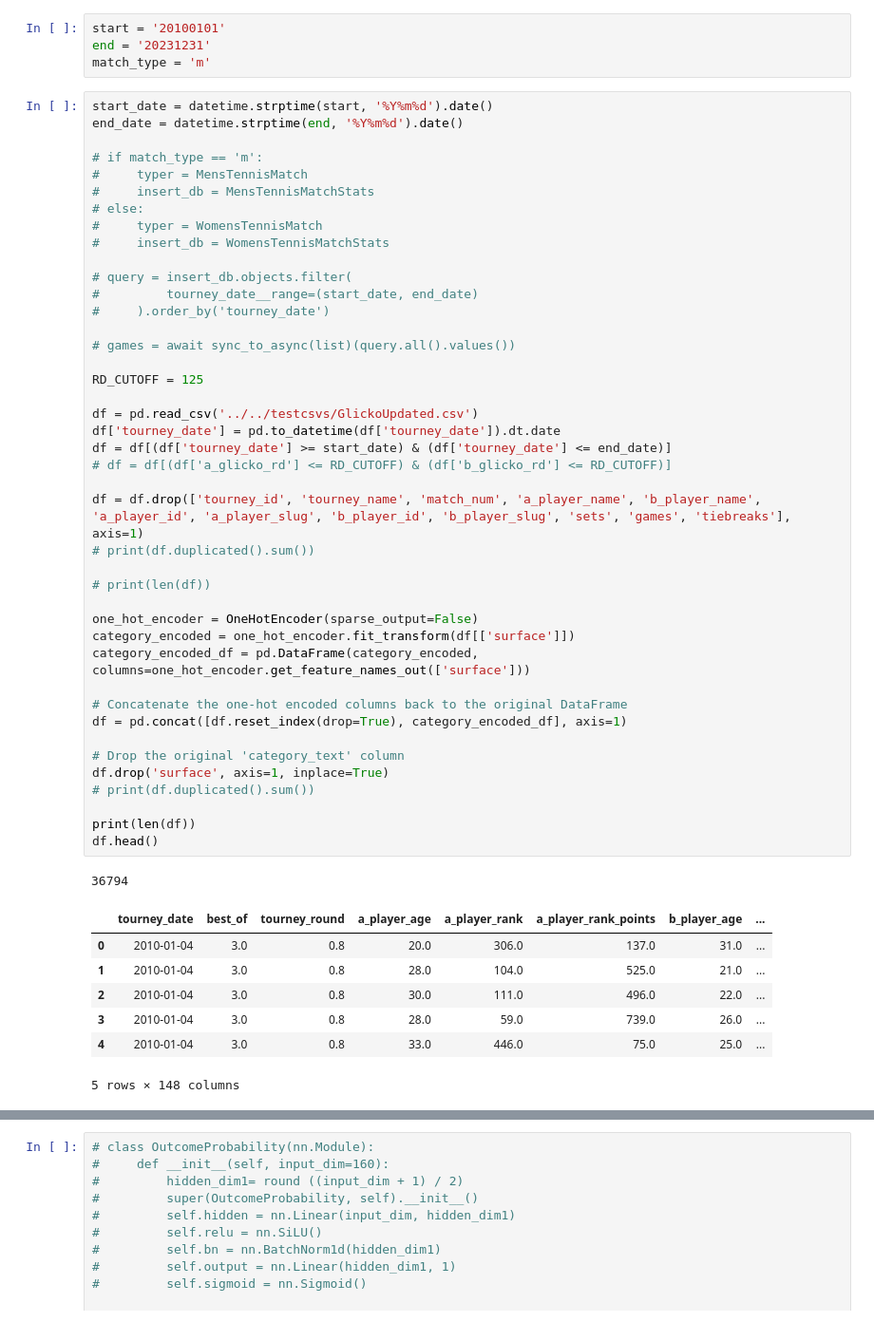
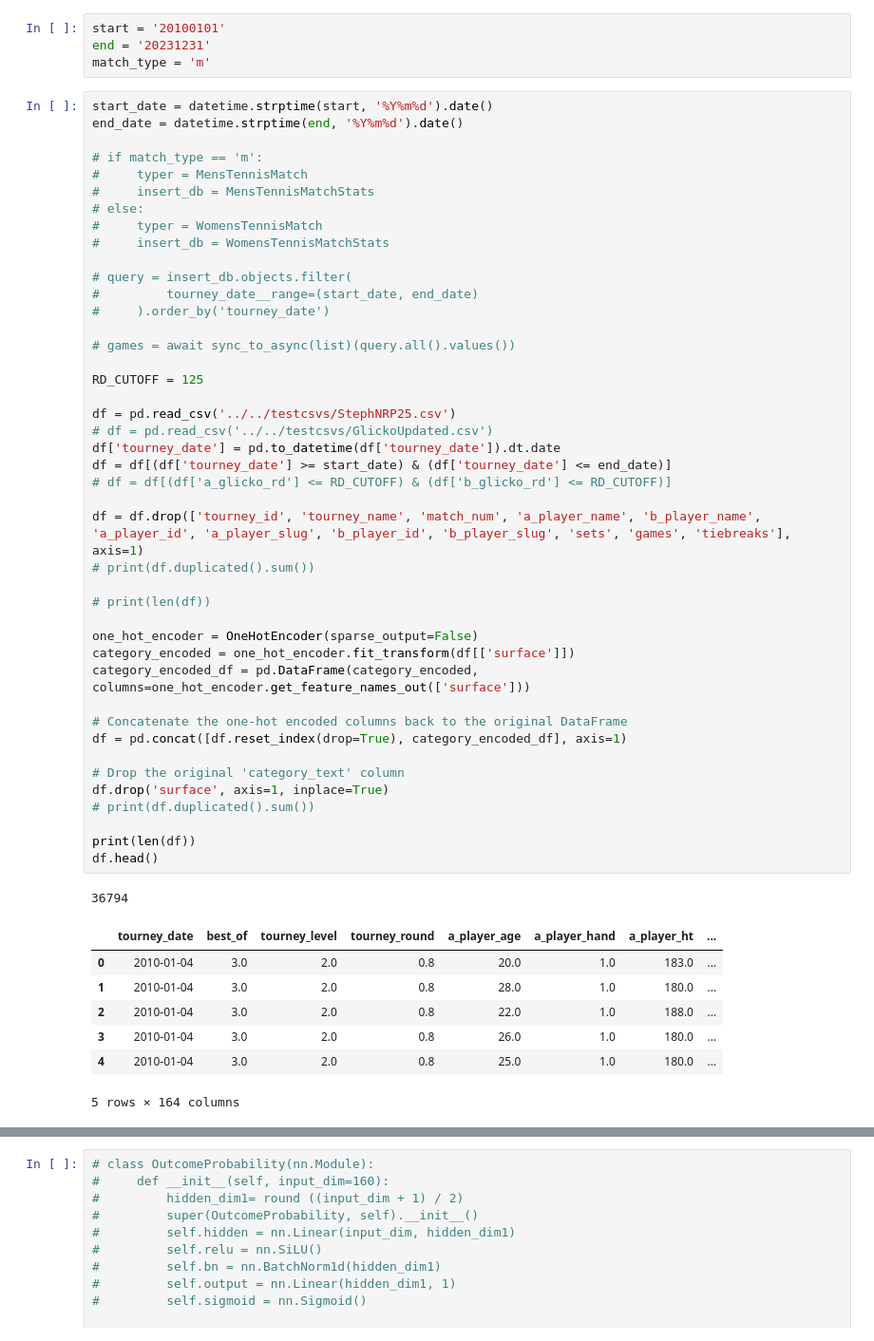
Before and after one commit to dsw225/TennisPredictionModel, a Jupyter notebook: breakpoint/analyzers/New/tennis_analyzer_NewOgPy1.ipynb, the cells around one changed output, grey strips where cells are left out. Shown at 95% size. Cells and saved outputs as stored; diff of their text form.

Commit message:
Apply steph root fix

```diff
--- a/breakpoint/analyzers/New/tennis_analyzer_NewOgPy1.ipynb
+++ b/breakpoint/analyzers/New/tennis_analyzer_NewOgPy1.ipynb
@@ -64,41 +64,42 @@ end_date = datetime.strptime(end, '%Y%m%d').date()
 #     ).order_by('tourney_date')
 
 # games = await sync_to_async(list)(query.all().values())
 
 RD_CUTOFF = 125
 
-df = pd.read_csv('../../testcsvs/GlickoUpdated.csv')
+df = pd.read_csv('../../testcsvs/StephNRP25.csv')
+# df = pd.read_csv('../../testcsvs/GlickoUpdated.csv')
 df['tourney_date'] = pd.to_datetime(df['tourney_date']).dt.date
 df = df[(df['tourney_date'] >= start_date) & (df['tourney_date'] <= end_date)]
 # df = df[(df['a_glicko_rd'] <= RD_CUTOFF) & (df['b_glicko_rd'] <= RD_CUTOFF)]
 
 df = df.drop(['tourney_id', 'tourney_name', 'match_num', 'a_player_name', 'b_player_name', 'a_player_id', 'a_player_slug', 'b_player_id', 'b_player_slug', 'sets', 'games', 'tiebreaks'], axis=1)
 # print(df.duplicated().sum())
 
 # print(len(df))
 
 one_hot_encoder = OneHotEncoder(sparse_output=False)
 category_encoded = one_hot_encoder.fit_transform(df[['surface']])
 category_encoded_df = pd.DataFrame(category_encoded, columns=one_hot_encoder.get_feature_names_out(['surface']))
 
 # Concatenate the one-hot encoded columns back to the original DataFrame
 df = pd.concat([df.reset_index(drop=True), category_encoded_df], axis=1)
 
 # Drop the original 'category_text' column
 df.drop('surface', axis=1, inplace=True)
 # print(df.duplicated().sum())
 
 print(len(df))
 df.head()
 # %% [output]
 36794
-|  | tourney_date | best_of | tourney_round | a_player_age | a_player_rank | a_player_rank_points | b_player_age | ... |
-| 0 | 2010-01-04 | 3.0 | 0.8 | 20.0 | 306.0 | 137.0 | 31.0 | ... |
-| 1 | 2010-01-04 | 3.0 | 0.8 | 28.0 | 104.0 | 525.0 | 21.0 | ... |
-| 2 | 2010-01-04 | 3.0 | 0.8 | 30.0 | 111.0 | 496.0 | 22.0 | ... |
-| 3 | 2010-01-04 | 3.0 | 0.8 | 28.0 | 59.0 | 739.0 | 26.0 | ... |
-| 4 | 2010-01-04 | 3.0 | 0.8 | 33.0 | 446.0 | 75.0 | 25.0 | ... |
+|  | tourney_date | best_of | tourney_level | tourney_round | a_player_age | a_player_hand | a_player_ht | ... |
+| 0 | 2010-01-04 | 3.0 | 2.0 | 0.8 | 20.0 | 1.0 | 183.0 | ... |
+| 1 | 2010-01-04 | 3.0 | 2.0 | 0.8 | 28.0 | 1.0 | 180.0 | ... |
+| 2 | 2010-01-04 | 3.0 | 2.0 | 0.8 | 22.0 | 1.0 | 188.0 | ... |
+| 3 | 2010-01-04 | 3.0 | 2.0 | 0.8 | 26.0 | 1.0 | 180.0 | ... |
+| 4 | 2010-01-04 | 3.0 | 2.0 | 0.8 | 25.0 | 1.0 | 180.0 | ... |
-5 rows × 148 columns
+5 rows × 164 columns
 # %%
 device = (
     "cuda"
```
Also changed, not shown: parts of 2 cells of this notebook, 5 other files.
